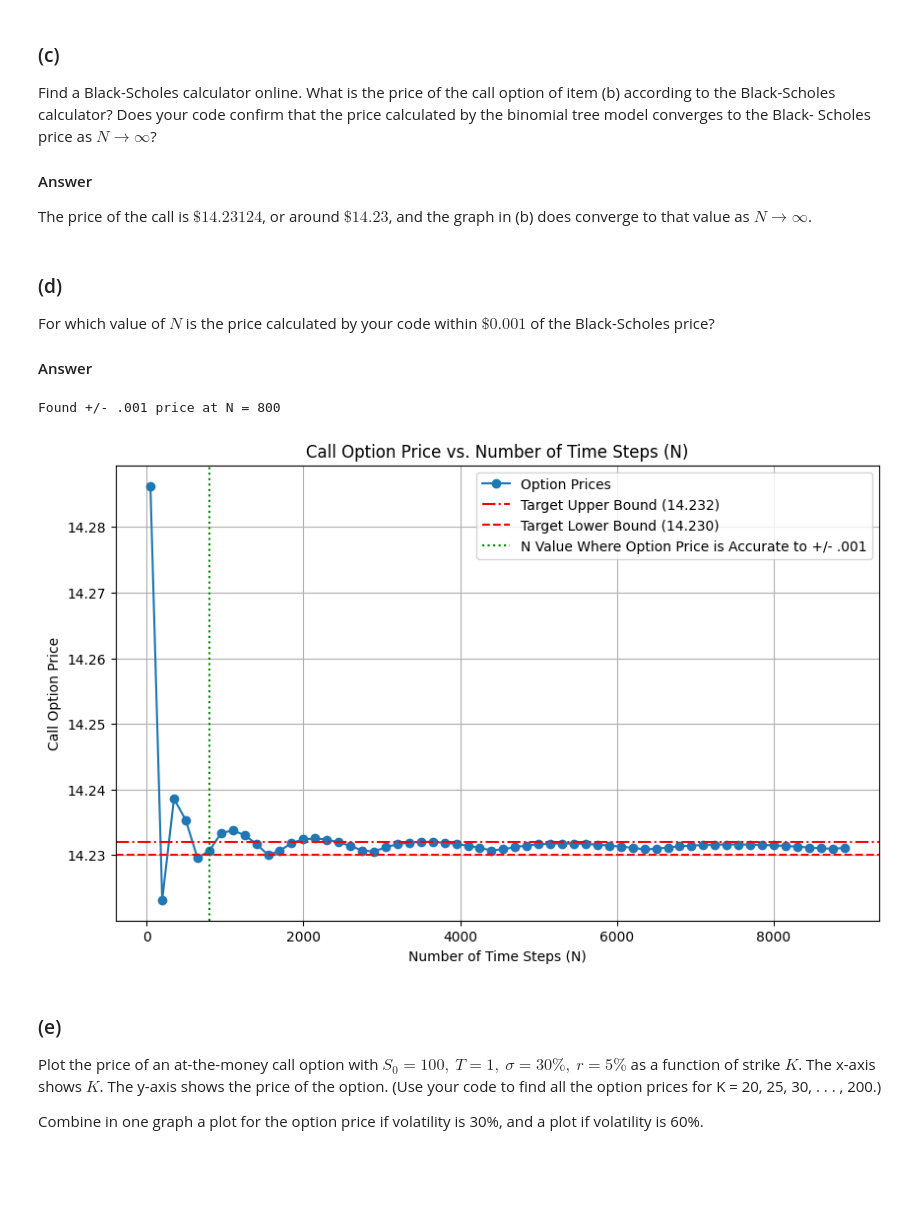
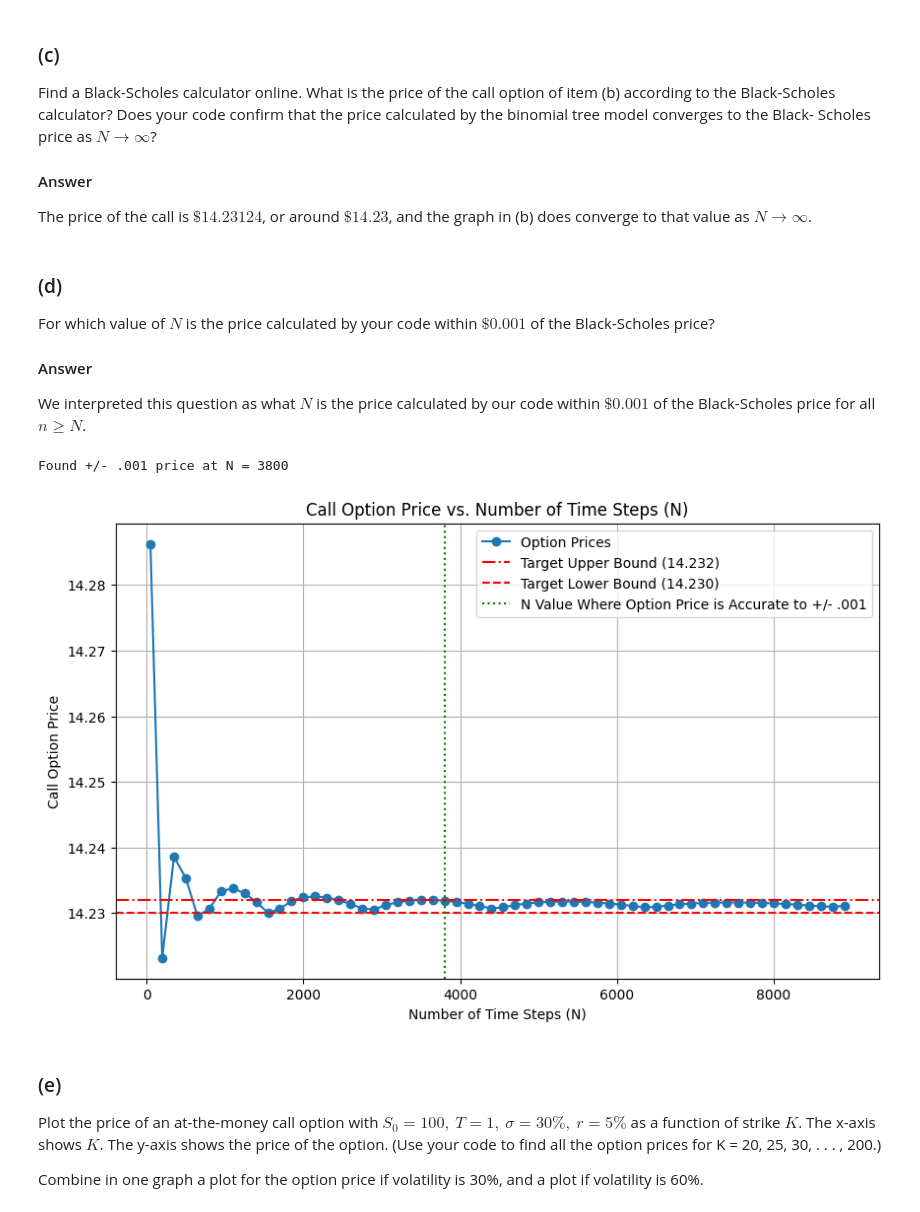
Before and after one commit to alexcraig043/math-86, a Jupyter notebook: homeworks/hw1/hw1.ipynb, the cells around one changed output. Cells and saved outputs as stored; diff of their text form; code cells hidden in the pictures; blank space fills up the shorter version.

```diff
--- a/homeworks/hw1/hw1.ipynb
+++ b/homeworks/hw1/hw1.ipynb
@@ -404,39 +406,43 @@ For which value of $N$ is the price calculated by your code within $\$0.001$ of
 Black-Scholes price?
 
 #### Answer
+We interpreted this question as what $N$ is the price calculated by our code within $\$0.001$ of the Black-Scholes price for all $n \geq N$.
 # %%
 import matplotlib.pyplot as plt
 
 # Range of N values
 N_values = range(50, 9001, 150)  # From 50 to 2500 with increments of 50
 
 # Calculate option prices for each N
 option_prices = [binomial_tree_call_option(S0=100, K=100, T=1, N=N_i, sigma=0.30, r=0.05) for N_i in N_values]
 
 # Find the N value where the option price is between 14.230 and 14.232
 accurate_N_index = None
+
 for i in range(len(N_values)):
-    if option_prices[i] > 14.23 and option_prices[i] < 14.232:
-        print(f'Found +/- .001 price at N = {N_values[i]}')
+    if option_prices[i] > 14.23 and option_prices[i] < 14.232 and accurate_N_index is None:
         accurate_N_index = i
-        break
+    elif option_prices[i] < 14.23 or option_prices[i] > 14.232:
+        accurate_N_index = None
+
+print(f'Found +/- .001 price at N = {N_values[accurate_N_index]}')
 
 # Plotting
 plt.figure(figsize=(10, 6))
 plt.plot(N_values, option_prices, marker='o', label='Option Prices')
 plt.axhline(y=14.232, color='red', linestyle='-.', label='Target Upper Bound (14.232)')
 plt.axhline(y=14.230, color='red', linestyle='--', label='Target Lower Bound (14.230)')
 plt.axvline(x=N_values[accurate_N_index], color='green', linestyle=':', label='N Value Where Option Price is Accurate to +/- .001')
 
 plt.title('Call Option Price vs. Number of Time Steps (N)')
 plt.xlabel('Number of Time Steps (N)')
 plt.ylabel('Call Option Price')
 plt.legend()
 plt.grid(True)
 plt.show()
 # %% [output]
-Found +/- .001 price at N = 800
+Found +/- .001 price at N = 3800
-[figure, old version]
+[figure, new version]
 # %% [markdown]
 ### (e)
 Plot the price of an at-the-money call option with $S_0 = 100, \ T = 1,\ \sigma = 30\%, \ r =
```
Also changed, not shown: parts of 2 cells of this notebook.
